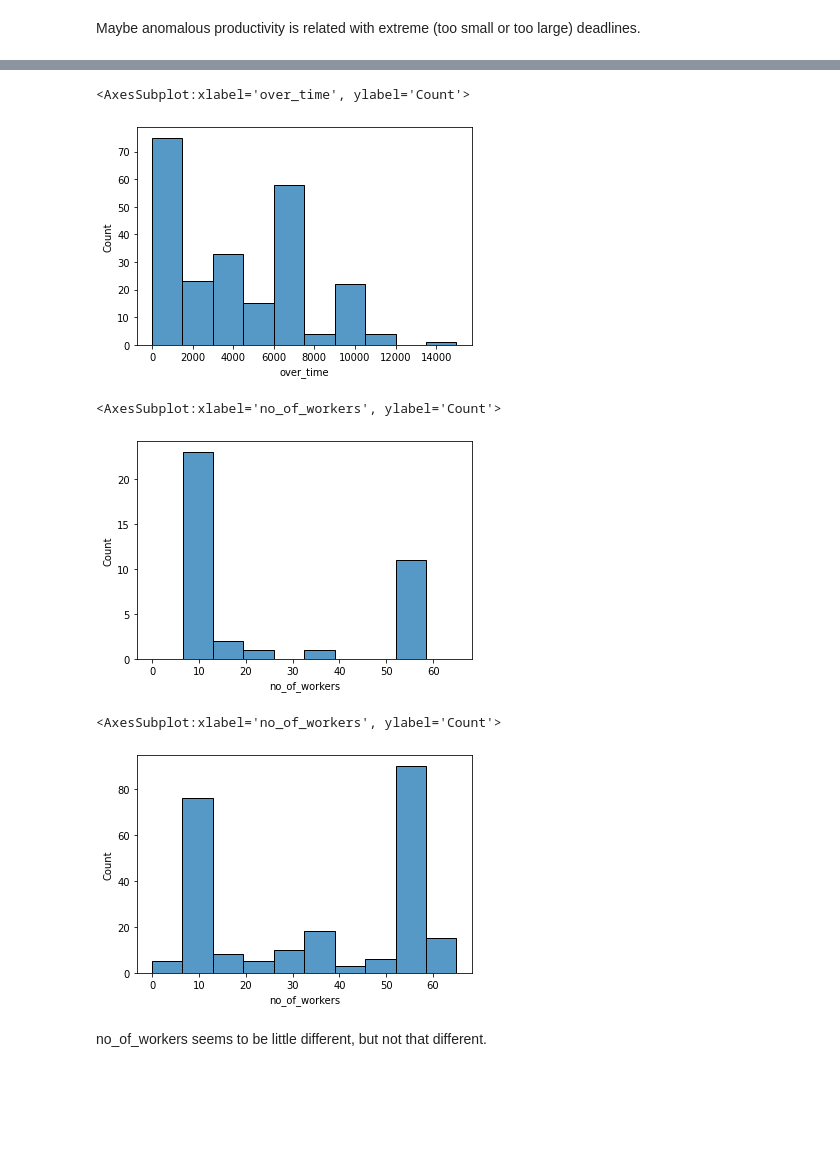
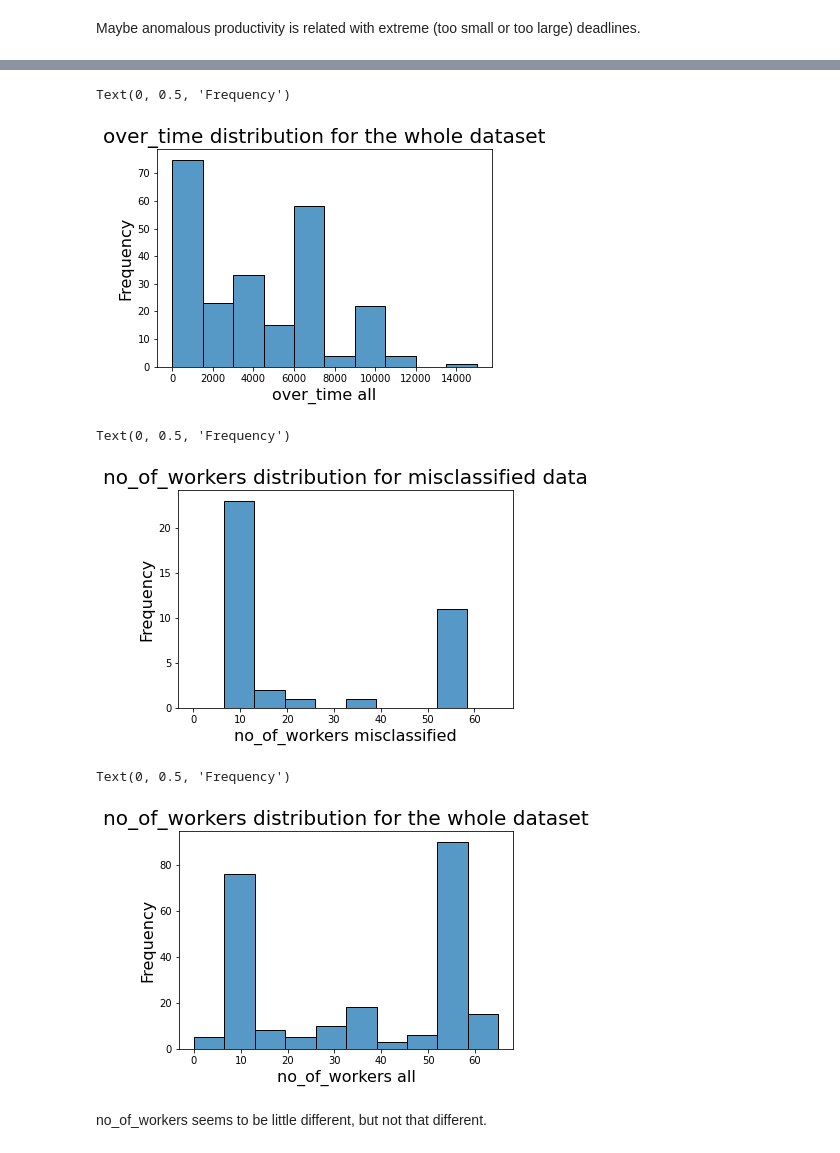
Before and after one commit to GitFazz/Fuse-Project-1, a Jupyter notebook: fuse-project-1.ipynb, the cells around one changed output, grey strips where cells are left out. Drawn from its saved outputs; the diff is of its cells as text; code cells hidden in the pictures; blank space fills up the shorter version.

```diff
--- a/fuse-project-1.ipynb
+++ b/fuse-project-1.ipynb
@@ -602,17 +618,32 @@ sns.histplot(df_mis['over_time'], bins=10, binrange=(0, 15000))
 # %%
 sns.histplot(df_val['over_time'], bins=10, binrange=(0, 15000))
+
+# tite and label
+plt.title('over_time distribution for the whole dataset', fontsize=20)
+plt.xlabel('over_time all', fontsize=16)
+plt.ylabel('Frequency', fontsize=16)
 # %% [output]
-<AxesSubplot:xlabel='over_time', ylabel='Count'>
+Text(0, 0.5, 'Frequency')
-[figure, old version]
+[figure, new version]
 # %%
 sns.histplot(df_mis['no_of_workers'], bins=10, binrange=(0, 65))
+
+# add a title to the plot
+plt.title('no_of_workers distribution for misclassified data', fontsize=20)
+plt.xlabel('no_of_workers misclassified', fontsize=16)
+plt.ylabel('Frequency', fontsize=16)
 # %% [output]
-<AxesSubplot:xlabel='no_of_workers', ylabel='Count'>
+Text(0, 0.5, 'Frequency')
-[figure, old version]
+[figure, new version]
 # %%
 sns.histplot(df_val['no_of_workers'], bins=10, binrange=(0, 65))
+
+# title and label
+plt.title('no_of_workers distribution for the whole dataset', fontsize=20)
+plt.xlabel('no_of_workers all', fontsize=16)
+plt.ylabel('Frequency', fontsize=16)
 # %% [output]
-<AxesSubplot:xlabel='no_of_workers', ylabel='Count'>
+Text(0, 0.5, 'Frequency')
-[figure, old version]
+[figure, new version]
 # %% [markdown]
 no_of_workers seems to be little different, but not that different.
```
Also changed, not shown: parts of 4 cells of this notebook.
